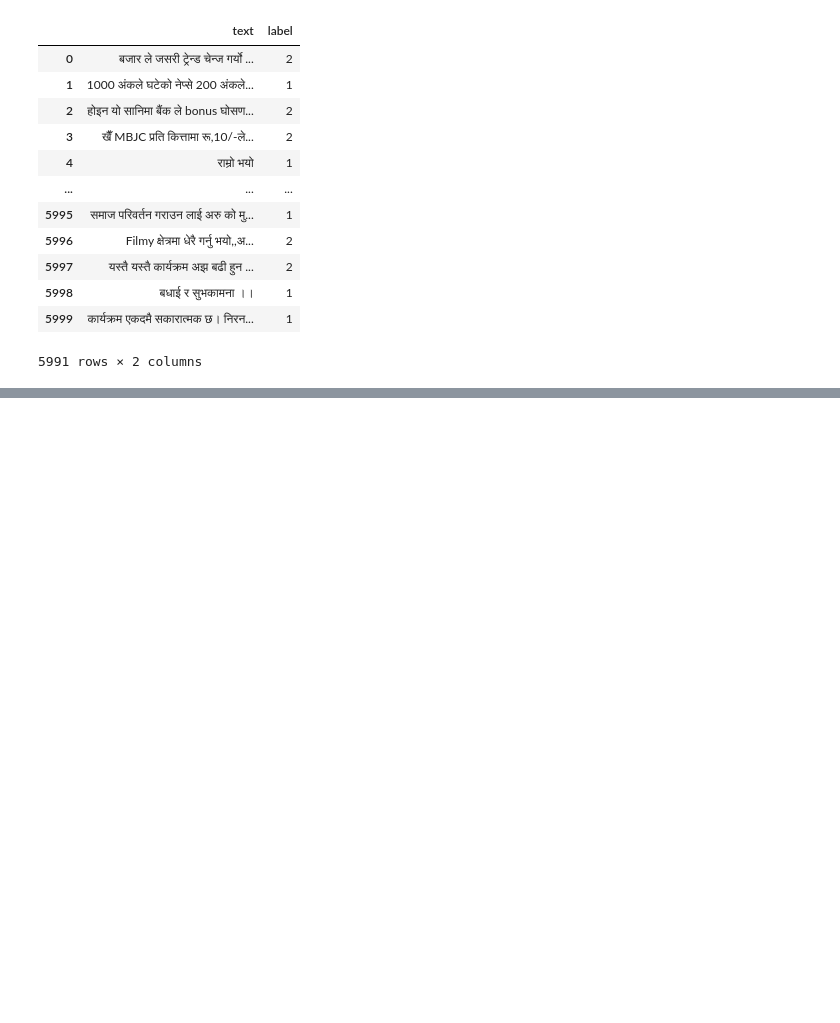
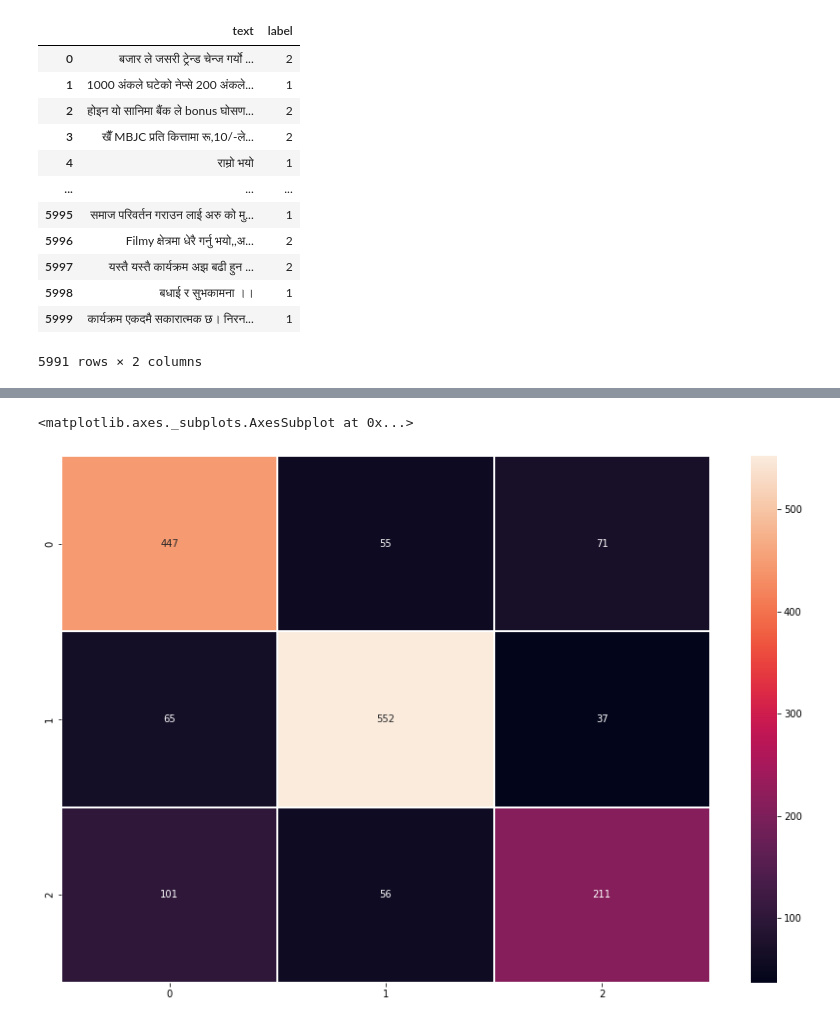
Before and after one commit to rockerritesh/NepaliSentiment, a Jupyter notebook: nepali_sentiment_classifier.ipynb, the cells around one changed output, grey strips where cells are left out. Cells and saved outputs as stored; diff of their text form; code cells hidden in the pictures; blank space fills up the shorter version.

```diff
--- a/nepali_sentiment_classifier.ipynb
+++ b/nepali_sentiment_classifier.ipynb
@@ -524,0 +673,8 @@ x=x.reshape(5990,20)
+# %%
+train_dataset = BERTDataset(df_train, tokenizer, MAX_LEN)
+valid_dataset = BERTDataset(df_dev, tokenizer, MAX_LEN)
+# %%
+train_loader = DataLoader(train_dataset, batch_size=TRAIN_BATCH_SIZE,
+                          num_workers=4, shuffle=True, pin_memory=True)
+valid_loader = DataLoader(valid_dataset, batch_size=VALID_BATCH_SIZE,
+                          num_workers=4, shuffle=False, pin_memory=True)
@@ -524,0 +714,15 @@ x=x.reshape(5990,20)
+# %%
+def validation():
+    model.eval()
+    fin_targets=[]
+    fin_outputs=[]
+    with torch.no_grad():
+        for _, data in enumerate(valid_loader, 0):
+            ids = data['ids'].to(device, dtype = torch.long)
+            mask = data['mask'].to(device, dtype = torch.long)
+            token_type_ids = data['token_type_ids'].to(device, dtype = torch.long)
+            targets = data['targets'].to(device, dtype = torch.float)
+            outputs = model(ids, mask, token_type_ids)
+            fin_targets.extend(targets.cpu().detach().numpy().tolist())
+            fin_outputs.extend(torch.sigmoid(outputs).cpu().detach().numpy().tolist())
+    return fin_outputs, fin_targets
@@ -524,0 +757,11 @@ x=x.reshape(5990,20)
+# %%
+outputs, targets = validation()
+outputs = np.array(outputs) >= 0.5
+accuracy = metrics.accuracy_score(targets, outputs)
+f1_score_micro = metrics.f1_score(targets, outputs, average='micro')
+f1_score_macro = metrics.f1_score(targets, outputs, average='macro')
+f1_score_weighted = metrics.f1_score(targets, outputs, average='weighted')
+print(f"Accuracy Score = {accuracy}")
+print(f"F1 Score (Micro) = {f1_score_micro}")
+print(f"F1 Score (Macro) = {f1_score_macro}")
+print(f"F1 Score (Weighted) = {f1_score_weighted}")
@@ -524,0 +803,9 @@ x=x.reshape(5990,20)
+# %%
+import seaborn as sns
+from sklearn.metrics import confusion_matrix
+cf_matrix = confusion_matrix(np.argmax(targets, axis = 1), np.argmax(outputs, axis = 1))
+fig, ax = plt.subplots(figsize=(15,10))
+sns.heatmap(cf_matrix, linewidths=1, annot=True, ax=ax, fmt='g')
+# %% [output]
+<matplotlib.axes._subplots.AxesSubplot at 0x...>
+[figure, added]
```
Also changed, not shown: parts of 111 cells of this notebook.
